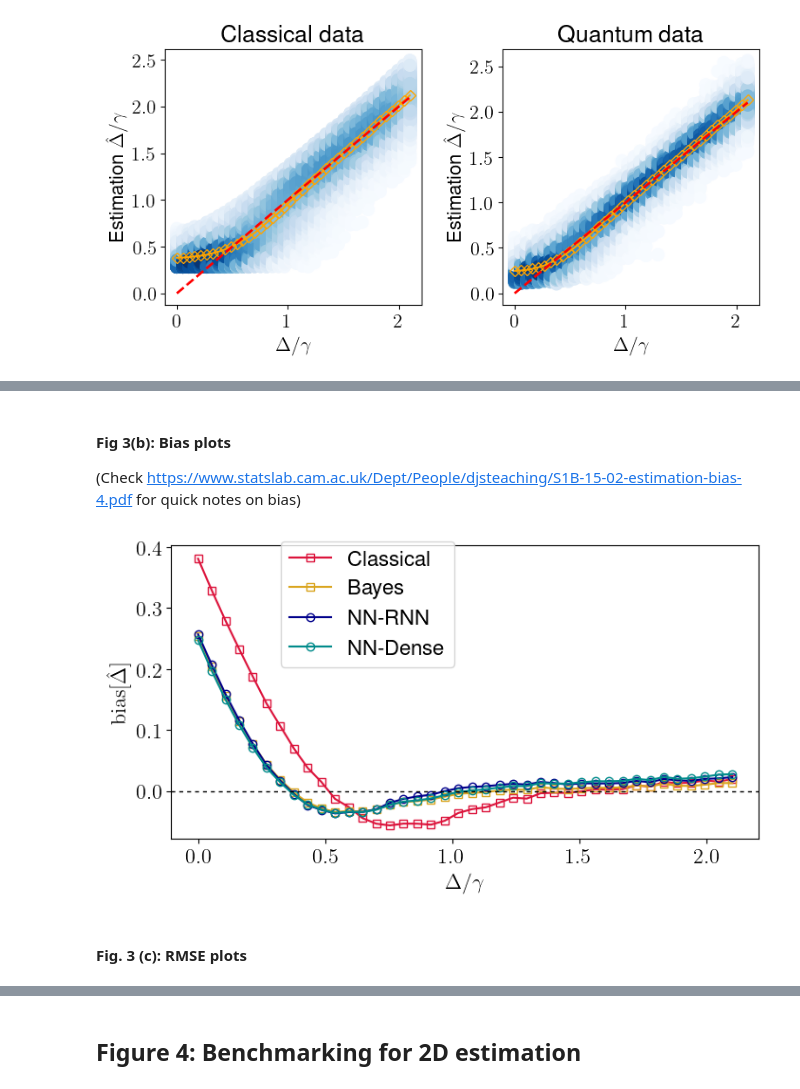
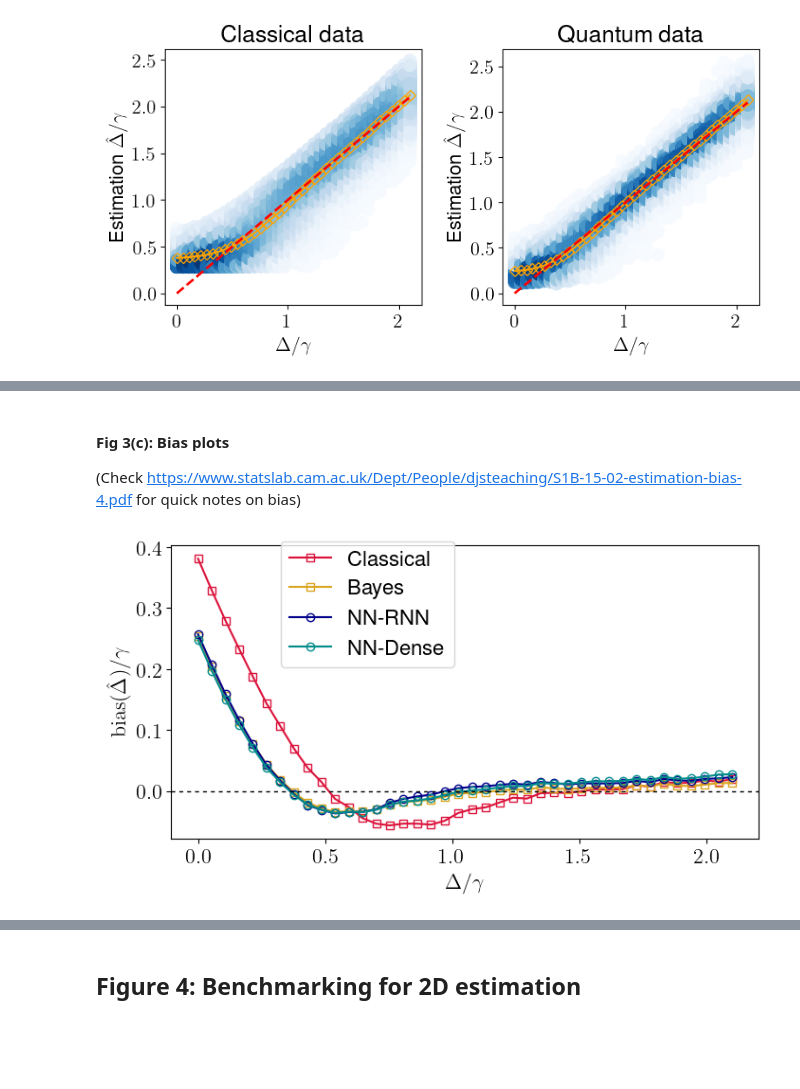
Before and after one commit to CarlosSMWolff/ParamEst-NN, a Jupyter notebook: notebooks/3-Results.ipynb, the cells around one changed output, grey strips where cells are left out. Saved outputs shown, nothing was run; the diff lists cells and outputs as text; code cells hidden in the pictures; blank space fills up the shorter version.

```diff
--- a/notebooks/3-Results.ipynb
+++ b/notebooks/3-Results.ipynb
@@ -591,16 +591,17 @@ def predictors_bayesian(data, deltalist=deltalist, nBayesGrid = 500, progress_ba
 nsets = 10000
 jumpsSetDeltaList = [jumpsSet[:nsets] for jumpsSet in jumpsSetDelta]
 
-path_cached_results_mean = datapath+'results_cache/bayesian_estimation/1D/estimationBayes1D_mean.npy'
-path_cached_results_max = datapath+'results_cache/bayesian_estimation/1D/estimationBayes1D_max.npy'
-path_cached_results_median= datapath+'results_cache/bayesian_estimation/1D/estimationBayes1D_median.npy'
+path_folder = datapath+'results_cache/bayesian_estimation/1D/'
+path_cached_results_mean = path_folder+'estimationBayes1D_mean.npy'
+path_cached_results_max = path_folder+'estimationBayes1D_max.npy'
+path_cached_results_median= path_folder+'estimationBayes1D_median.npy'
 
 
 if not os.path.isfile(path_cached_results_mean):
     print("Estimation not found: Computing.")
 
     estimationsBayes1D, estimationsBayes1D_median, estimationsBayes1D_max = predictors_bayesian(jumpsSetDeltaList)
-
+    create_directory(path_folder)
     np.save(path_cached_results_mean,estimationsBayes1D)
     np.save(path_cached_results_max,estimationsBayes1D_max)
     np.save(path_cached_results_median,estimationsBayes1D_median)
@@ -757,23 +841,22 @@ plt.show()
 # %% [markdown]
-#### Fig 3(b): Bias plots
+#### Fig 3(c): Bias plots
 
 (Check https://www.statslab.cam.ac.uk/Dept/People/djsteaching/S1B-15-02-estimation-bias-4.pdf for quick notes on bias)
 # %%
 fix, ax = plt.subplots(figsize=(8,8))
 
 ax.plot(deltalist,meandeltaPred_Classical-deltalist,'s-', label= 'Classical',  color = "crimson", markerfacecolor='none')
 ax.plot(deltalist,meandeltaPred_Bayes-deltalist,'s-', label= 'Bayes',  color = "goldenrod", markerfacecolor='none')
 ax.plot(deltalist,meandeltaPred_RNN-deltalist,  'o-',label= 'NN-RNN' , color = "darkblue",markerfacecolor='none')
 ax.plot(deltalist,meandeltaPred_Hist-deltalist, 'o-',  label= "NN-Dense",color = "darkcyan",markerfacecolor='none')
 
-ax.set_xlabel("$\Delta/\gamma$"), ax.set_ylabel("$\mathrm{bias}[\hat\Delta]$"),
+ax.set_xlabel("$\Delta/\gamma$"), ax.set_ylabel("$\mathrm{bias}(\hat\Delta)/\gamma$"),
 ax.set_box_aspect(0.5)
 ax.legend( bbox_to_anchor=(0.5, 1.05))
 ax.axhline(0.,linewidth=1, color='black', dashes = [3., 3.])
-plt.savefig("figures/fig3_b.pdf")
+plt.savefig("figures/fig3_c.pdf")
+plt.savefig("figures/fig3_c.svg")
 
 plt.show()
 # %% [output]
-[figure, old version]
+[figure, new version]
-# %% [markdown]
-#### Fig. 3 (c): RMSE plots
```
Also changed, not shown: parts of 28 cells of this notebook.
